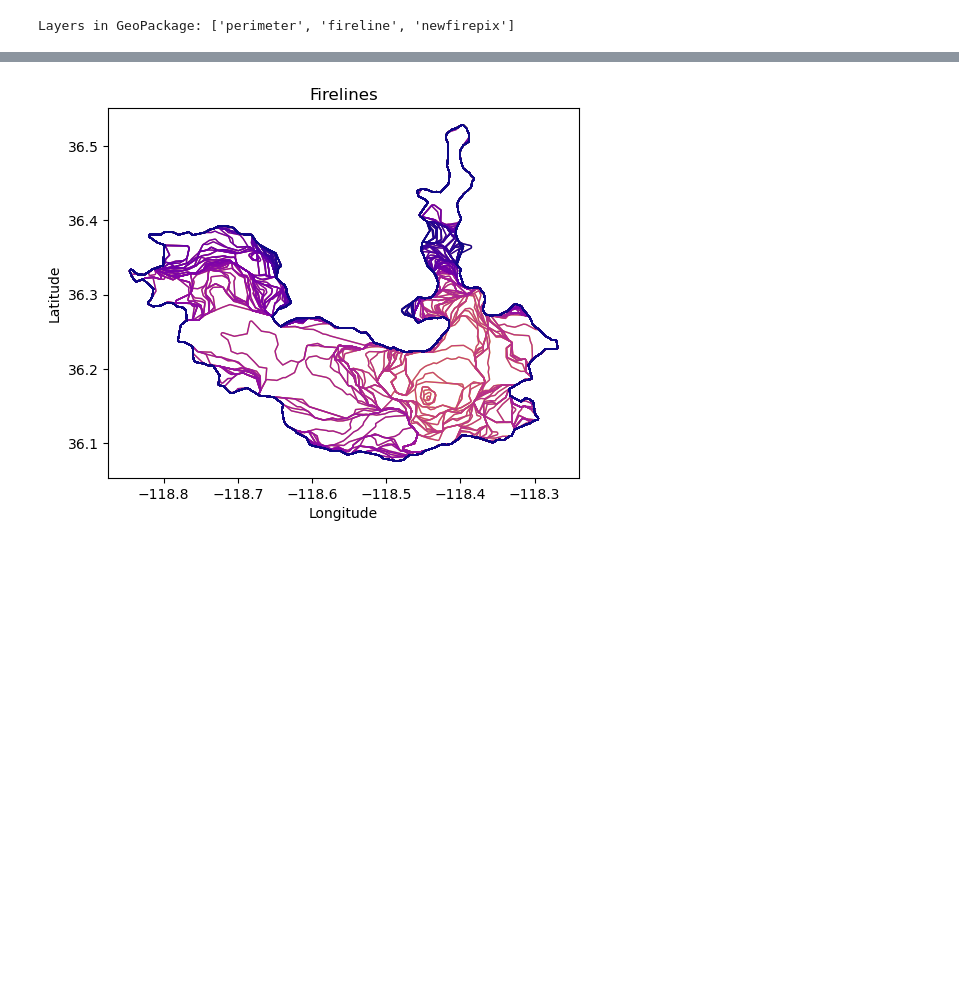
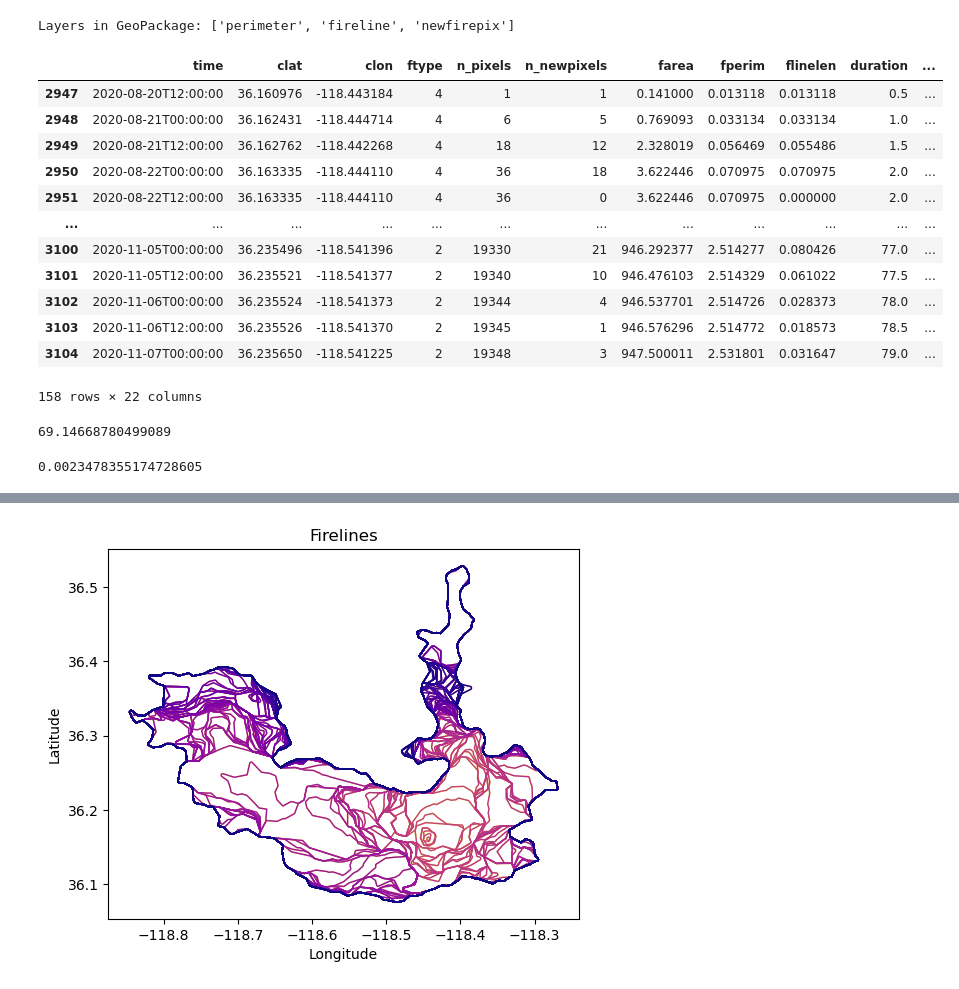
Before and after one commit to Jared-Mac/firegen, a Jupyter notebook: explore_dataset.ipynb, the cells around one changed output, grey strips where cells are left out. Saved outputs shown, nothing was run; the diff lists cells and outputs as text; code cells hidden in the pictures; blank space fills up the shorter version.

```diff
--- a/explore_dataset.ipynb
+++ b/explore_dataset.ipynb
@@ -40,3 +40,44 @@ for file in Path.cwd().glob("Largefire/*.gpkg"):
 combined_gdf = pd.concat(dataframes, ignore_index=True)
 # %% [output]
 Layers in GeoPackage: ['perimeter', 'fireline', 'newfirepix']
+# %%
+filtered_gdf = (combined_gdf[combined_gdf['fireID'] == 3649])
+filtered_gdf
+# %% [output]
+|  | time | clat | clon | ftype | n_pixels | n_newpixels | farea | fperim | flinelen | duration | ... |
+| 2947 | 2020-08-20T12:00:00 | 36.160976 | -118.443184 | 4 | 1 | 1 | 0.141000 | 0.013118 | 0.013118 | 0.5 | ... |
+| 2948 | 2020-08-21T00:00:00 | 36.162431 | -118.444714 | 4 | 6 | 5 | 0.769093 | 0.033134 | 0.033134 | 1.0 | ... |
+| 2949 | 2020-08-21T12:00:00 | 36.162762 | -118.442268 | 4 | 18 | 12 | 2.328019 | 0.056469 | 0.055486 | 1.5 | ... |
+| 2950 | 2020-08-22T00:00:00 | 36.163335 | -118.444110 | 4 | 36 | 18 | 3.622446 | 0.070975 | 0.070975 | 2.0 | ... |
+| 2951 | 2020-08-22T12:00:00 | 36.163335 | -118.444110 | 4 | 36 | 0 | 3.622446 | 0.070975 | 0.000000 | 2.0 | ... |
+| ... | ... | ... | ... | ... | ... | ... | ... | ... | ... | ... | ... |
+| 3100 | 2020-11-05T00:00:00 | 36.235496 | -118.541396 | 2 | 19330 | 21 | 946.292377 | 2.514277 | 0.080426 | 77.0 | ... |
+| 3101 | 2020-11-05T12:00:00 | 36.235521 | -118.541377 | 2 | 19340 | 10 | 946.476103 | 2.514329 | 0.061022 | 77.5 | ... |
+| 3102 | 2020-11-06T00:00:00 | 36.235524 | -118.541373 | 2 | 19344 | 4 | 946.537701 | 2.514726 | 0.028373 | 78.0 | ... |
+| 3103 | 2020-11-06T12:00:00 | 36.235526 | -118.541370 | 2 | 19345 | 1 | 946.576296 | 2.514772 | 0.018573 | 78.5 | ... |
+| 3104 | 2020-11-07T00:00:00 | 36.235650 | -118.541225 | 2 | 19348 | 3 | 947.500011 | 2.531801 | 0.031647 | 79.0 | ... |
+158 rows × 22 columns
+# %%
+fires = []
+areas = []
+for x in combined_gdf['fireID'].unique():
+    fires.append(combined_gdf[combined_gdf['fireID'] == x])
+for y in fires:
+    areas.append(y['farea'].max())
+avg = sum(areas) / len(areas)
+print(avg)
+# def calculate_average_area(dataframes):
+#     return dataframes['farea'].mean()
+# avg = calculate_average_area(combined_gdf)
+# %% [output]
+69.14668780499089
+# %%
+grid_size = 224  # 224x224 grid
+total_pixels = grid_size ** 2  # Total number of pixels in the grid
+
+# Assuming the area is in square degrees (modify this if the unit is different)
+pixel_area = avg / total_pixels / 250
+pixel_size = np.sqrt(pixel_area)  # Since area = size^2
+pixel_size
+# %% [output]
+0.0023478355174728605
```
Also changed, not shown: parts of 13 cells of this notebook.
